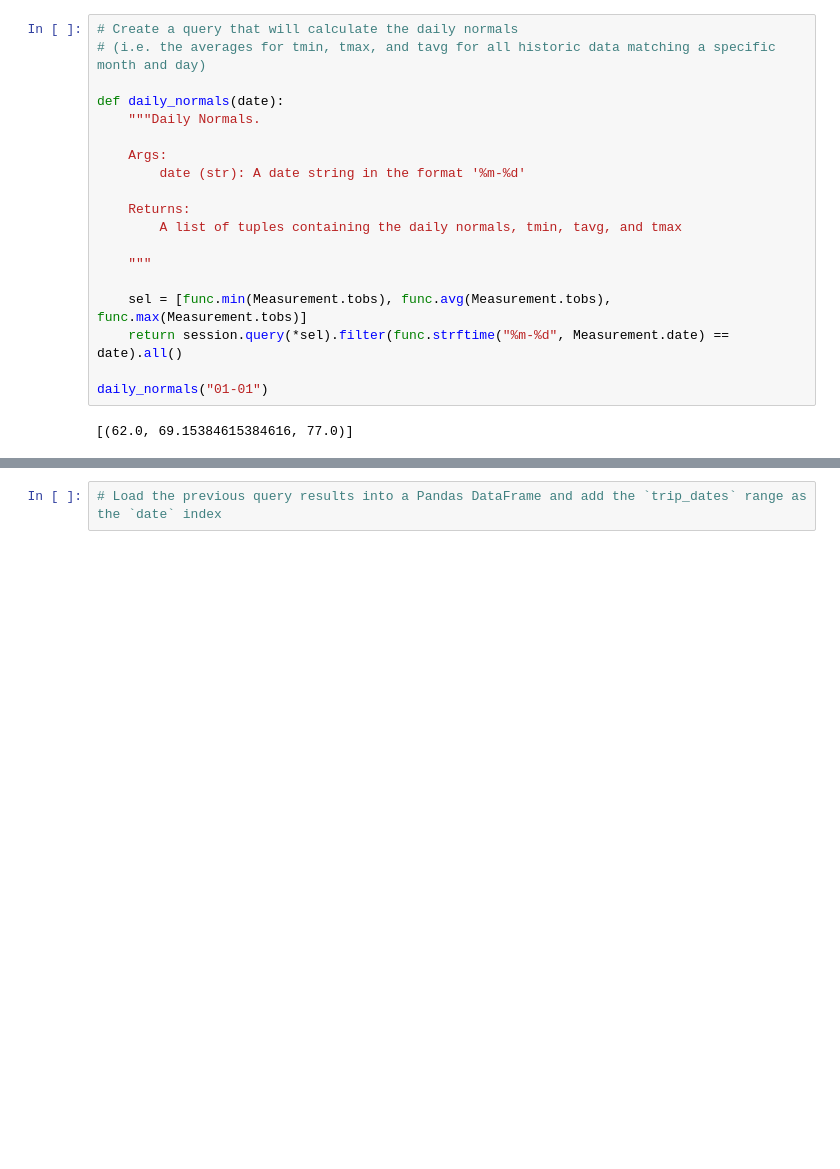
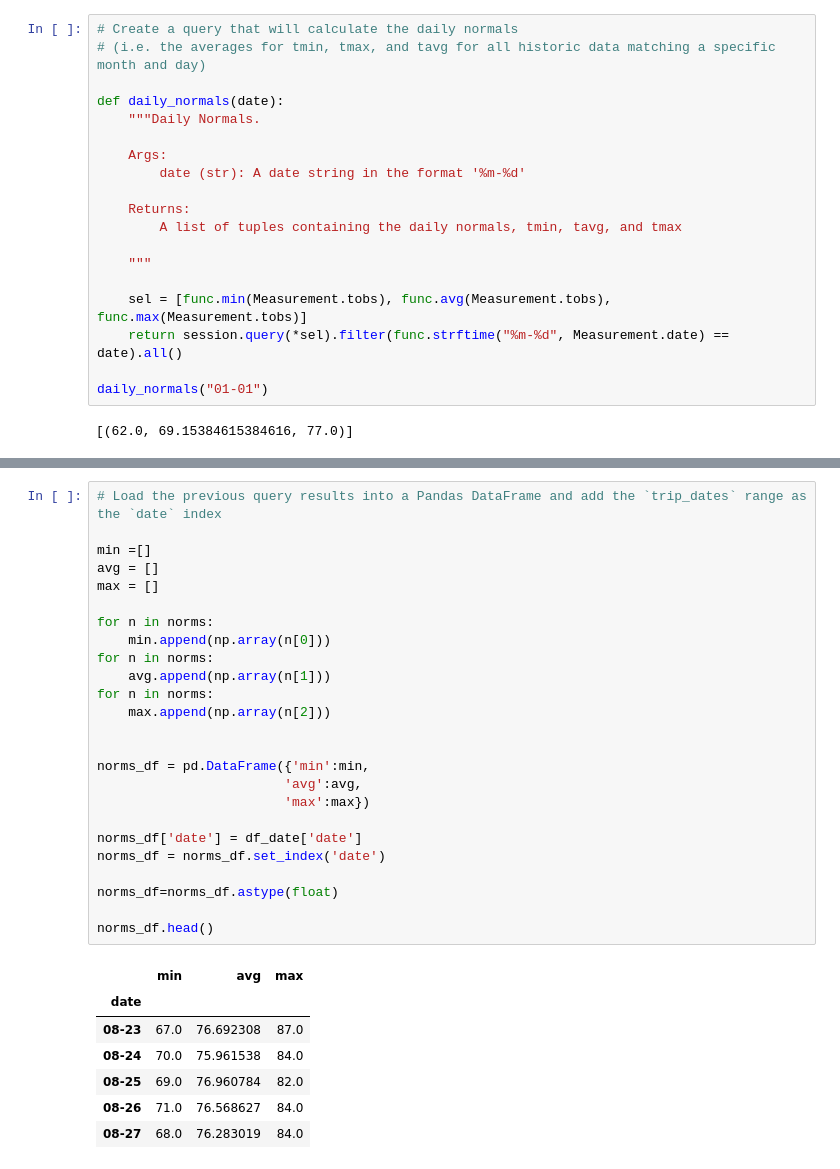
Before and after one commit to jmitterh/sqlalchemy-challenge, a Jupyter notebook: climate_starter.ipynb, the cells around one changed output, grey strips where cells are left out. Saved outputs shown, nothing was run; the diff lists cells and outputs as text; blank space fills up the shorter version.

```diff
--- a/climate_starter.ipynb
+++ b/climate_starter.ipynb
@@ -348,4 +373,35 @@ print(f"{endDate}")
-# %%
-# Load the previous query results into a Pandas DataFrame and add the `trip_dates` range as the `date` index
+# %%
+# Load the previous query results into a Pandas DataFrame and add the `trip_dates` range as the `date` index
+
+min =[]
+avg = []
+max = []
+
+for n in norms:
+    min.append(np.array(n[0]))
+for n in norms:
+    avg.append(np.array(n[1]))
+for n in norms:
+    max.append(np.array(n[2]))
+
+
+norms_df = pd.DataFrame({'min':min,
+                        'avg':avg,
+                        'max':max})
+
+norms_df['date'] = df_date['date']
+norms_df = norms_df.set_index('date')
+
+norms_df=norms_df.astype(float)
+
+norms_df.head()
+# %% [output]
+|  | min | avg | max |
+| date |  |  |  |
+| 08-23 | 67.0 | 76.692308 | 87.0 |
+| 08-24 | 70.0 | 75.961538 | 84.0 |
+| 08-25 | 69.0 | 76.960784 | 82.0 |
+| 08-26 | 71.0 | 76.568627 | 84.0 |
+| 08-27 | 68.0 | 76.283019 | 84.0 |
 # %%
 # Plot the daily normals as an area plot with `stacked=False`
```
Also changed, not shown: parts of 3 cells of this notebook.
